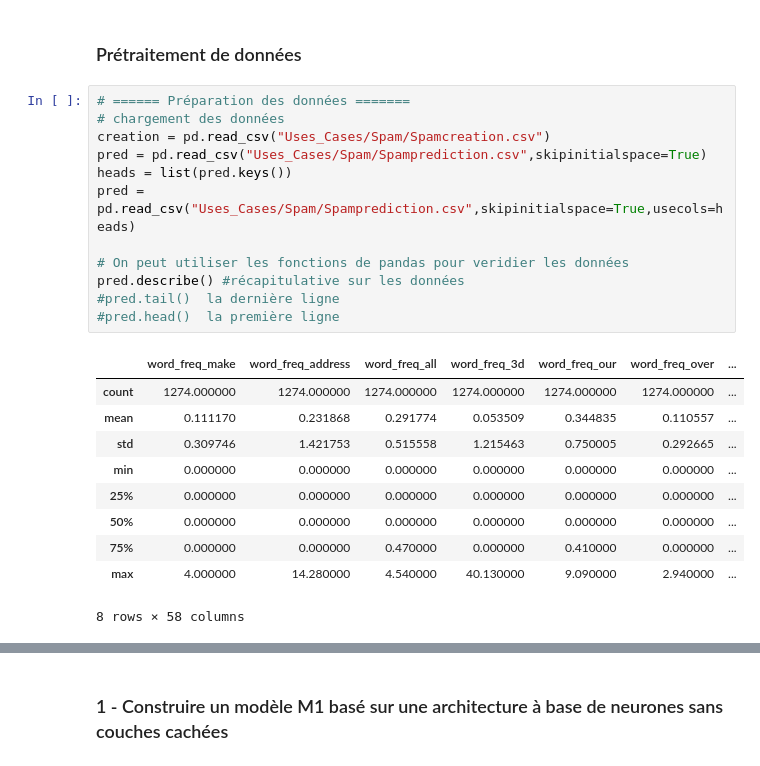
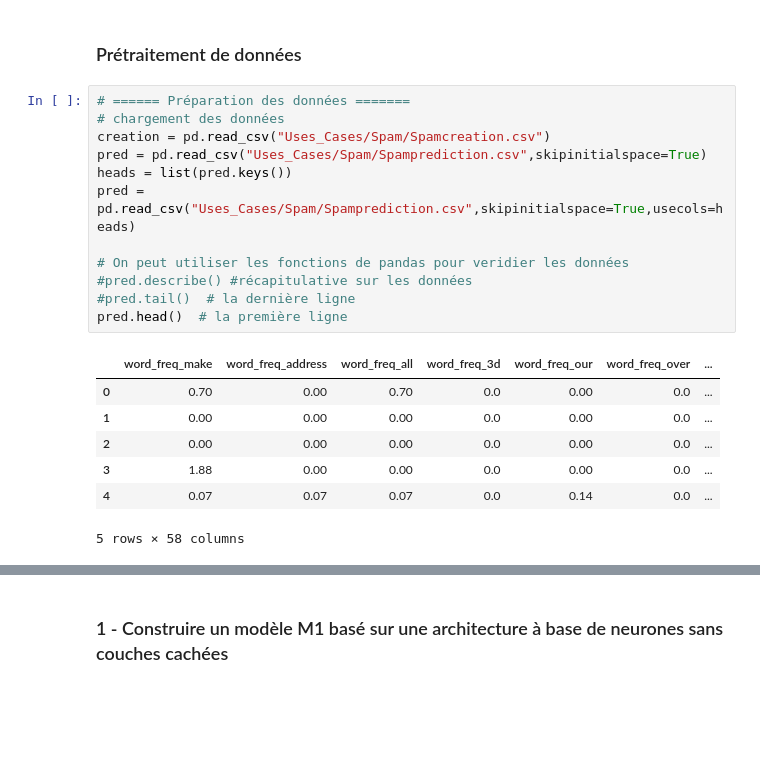
Before and after one commit to MonaQuimbamba/IA-Les-methodes-d-apprentissage-supervisees, a Jupyter notebook: IA.ipynb, the cells around one changed output, grey strips where cells are left out. Cells and saved outputs as stored; diff of their text form; blank space fills up the shorter version.

```diff
--- a/IA.ipynb
+++ b/IA.ipynb
@@ -435,23 +432,20 @@ affiche_classe(data,oracle,2,w)
 # %%
 # ====== Préparation des données =======
 # chargement des données
 creation = pd.read_csv("Uses_Cases/Spam/Spamcreation.csv")
 pred = pd.read_csv("Uses_Cases/Spam/Spamprediction.csv",skipinitialspace=True)
 heads = list(pred.keys())
 pred = pd.read_csv("Uses_Cases/Spam/Spamprediction.csv",skipinitialspace=True,usecols=heads)
 
 # On peut utiliser les fonctions de pandas pour veridier les données
-pred.describe() #récapitulative sur les données
-#pred.tail()  la dernière ligne
-#pred.head()  la première ligne
+#pred.describe() #récapitulative sur les données
+#pred.tail()  # la dernière ligne
+pred.head()  # la première ligne
 # %% [output]
 |  | word_freq_make | word_freq_address | word_freq_all | word_freq_3d | word_freq_our | word_freq_over | ... |
-| count | 1274.000000 | 1274.000000 | 1274.000000 | 1274.000000 | 1274.000000 | 1274.000000 | ... |
-| mean | 0.111170 | 0.231868 | 0.291774 | 0.053509 | 0.344835 | 0.110557 | ... |
-| std | 0.309746 | 1.421753 | 0.515558 | 1.215463 | 0.750005 | 0.292665 | ... |
-| min | 0.000000 | 0.000000 | 0.000000 | 0.000000 | 0.000000 | 0.000000 | ... |
-| 25% | 0.000000 | 0.000000 | 0.000000 | 0.000000 | 0.000000 | 0.000000 | ... |
-| 50% | 0.000000 | 0.000000 | 0.000000 | 0.000000 | 0.000000 | 0.000000 | ... |
-| 75% | 0.000000 | 0.000000 | 0.470000 | 0.000000 | 0.410000 | 0.000000 | ... |
-| max | 4.000000 | 14.280000 | 4.540000 | 40.130000 | 9.090000 | 2.940000 | ... |
+| 0 | 0.70 | 0.00 | 0.70 | 0.0 | 0.00 | 0.0 | ... |
+| 1 | 0.00 | 0.00 | 0.00 | 0.0 | 0.00 | 0.0 | ... |
+| 2 | 0.00 | 0.00 | 0.00 | 0.0 | 0.00 | 0.0 | ... |
+| 3 | 1.88 | 0.00 | 0.00 | 0.0 | 0.00 | 0.0 | ... |
+| 4 | 0.07 | 0.07 | 0.07 | 0.0 | 0.14 | 0.0 | ... |
-8 rows × 58 columns
+5 rows × 58 columns
```
Also changed, not shown: parts of 10 cells of this notebook, 1 other file.
